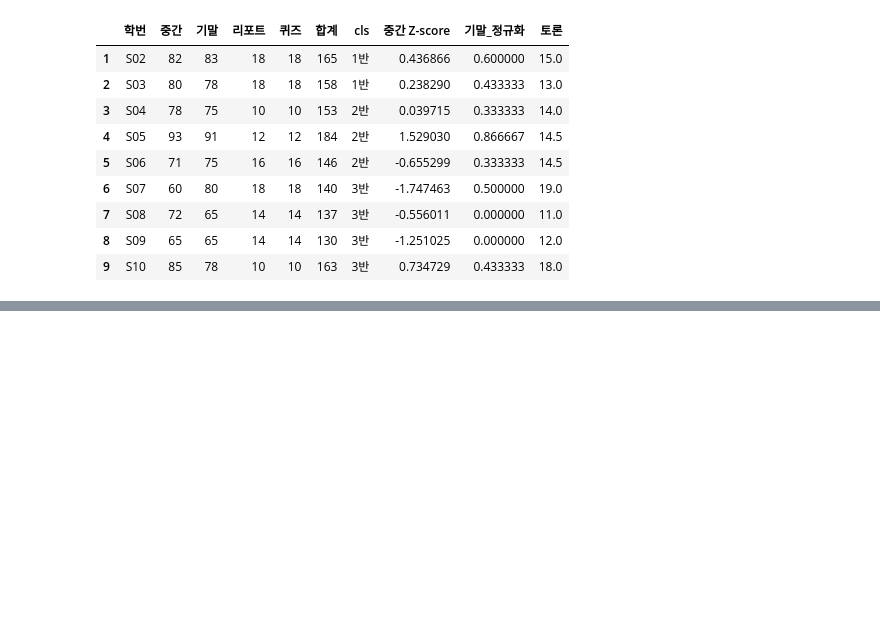
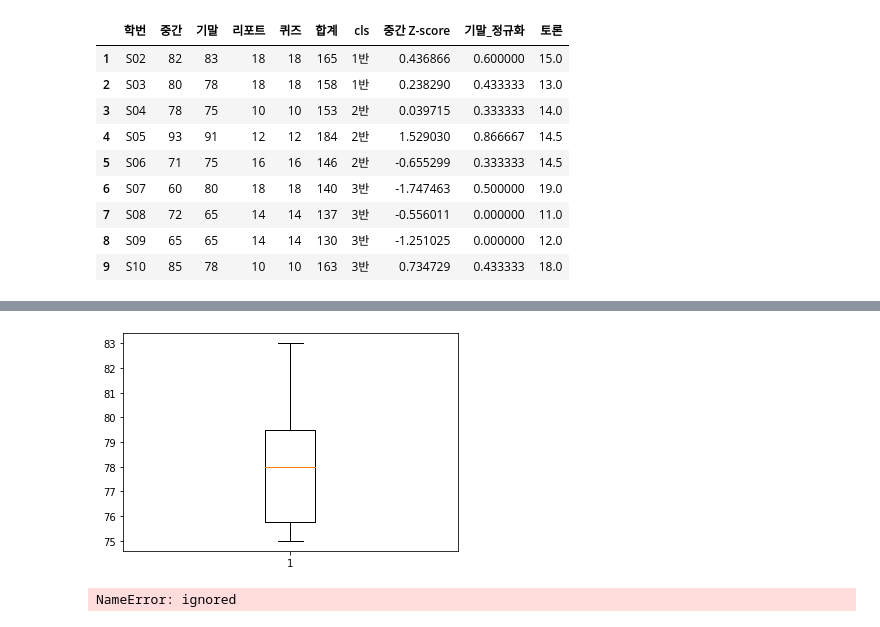
Before and after one commit to dydwns9436/BigData_Exam, a Jupyter notebook: Study_02.ipynb, the cells around one changed output, grey strips where cells are left out. Cells and saved outputs as stored; diff of their text form; code cells hidden in the pictures; blank space fills up the shorter version.

```diff
--- a/Study_02.ipynb
+++ b/Study_02.ipynb
@@ -939 +920,13 @@ plt.boxplot(df['기말'])
 [figure]
+# %%
+df_1QR = df['기말'].quantile(0.25)
+df_3QR = df['기말'].quantile(0.75)
+df_IQR = df_3QR-df_1QR
+
+q_min = df_1QR - 1.5*df_IQR
+q_max = df_3QR + 1.5*df_IQR
+
+outlier_data = df[(df['기말'] < q_min) | (df['기말'] > q_max)].index
+
+df = df.drop(outlier_data, axis = 0)
+df
@@ -939,0 +941,17 @@ plt.boxplot(df['기말'])
+# %%
+plt.boxplot(df['기말'])
+plt.show()
+# %% [output]
+[figure, added]
+# %%
+cd /content/drive/MyDrive/BigData_Study/BigData_Exam
+
+!git config --global user.email 'dydwns9436@naver.com'
+!git config --global user.name 'dydwns9436'
+
+!git add Study_02.ipynb
+
+!git commit -m '2022-05-31'
+!git push
+# %% [output]
+NameError: ignored
```
Also changed, not shown: parts of 4 cells of this notebook.
